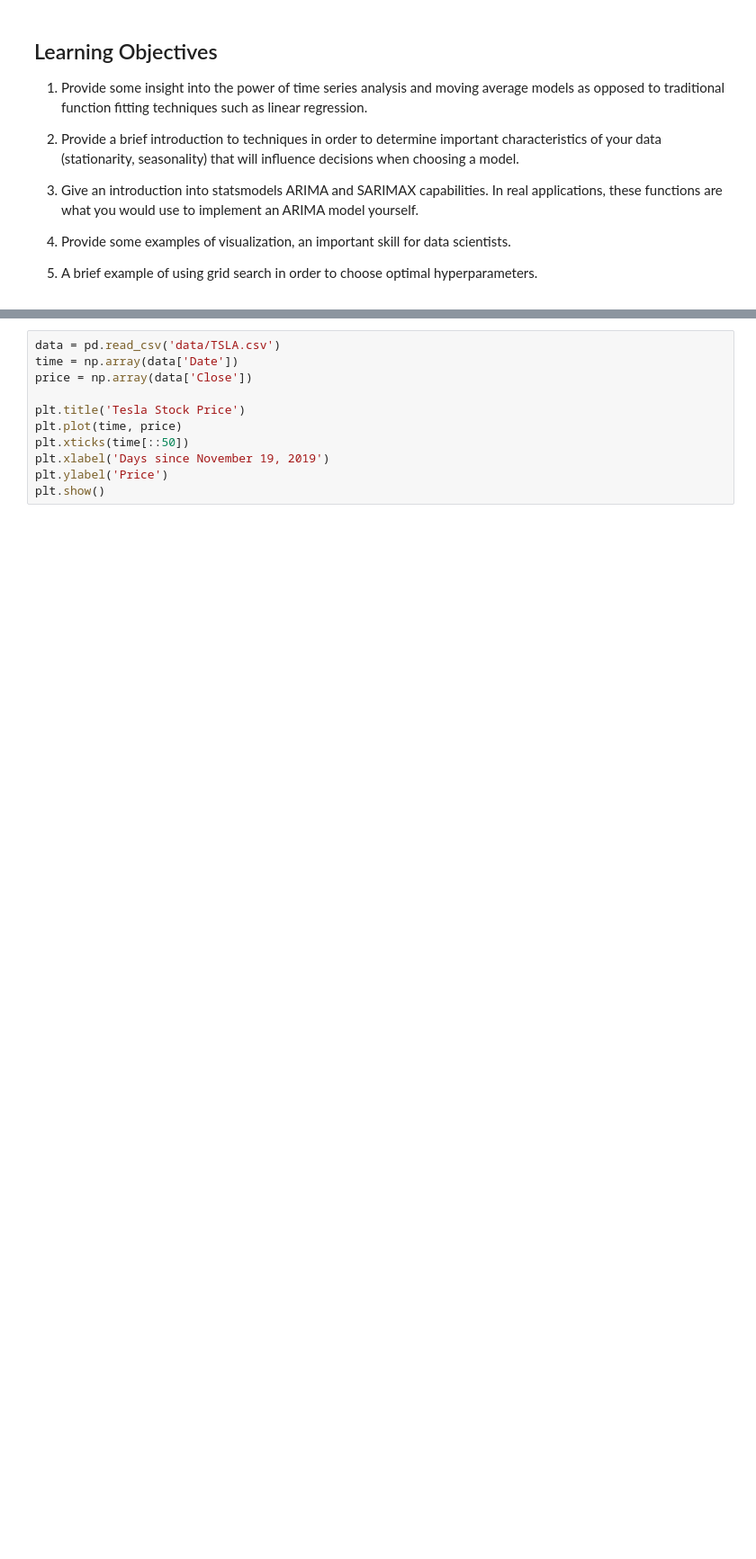
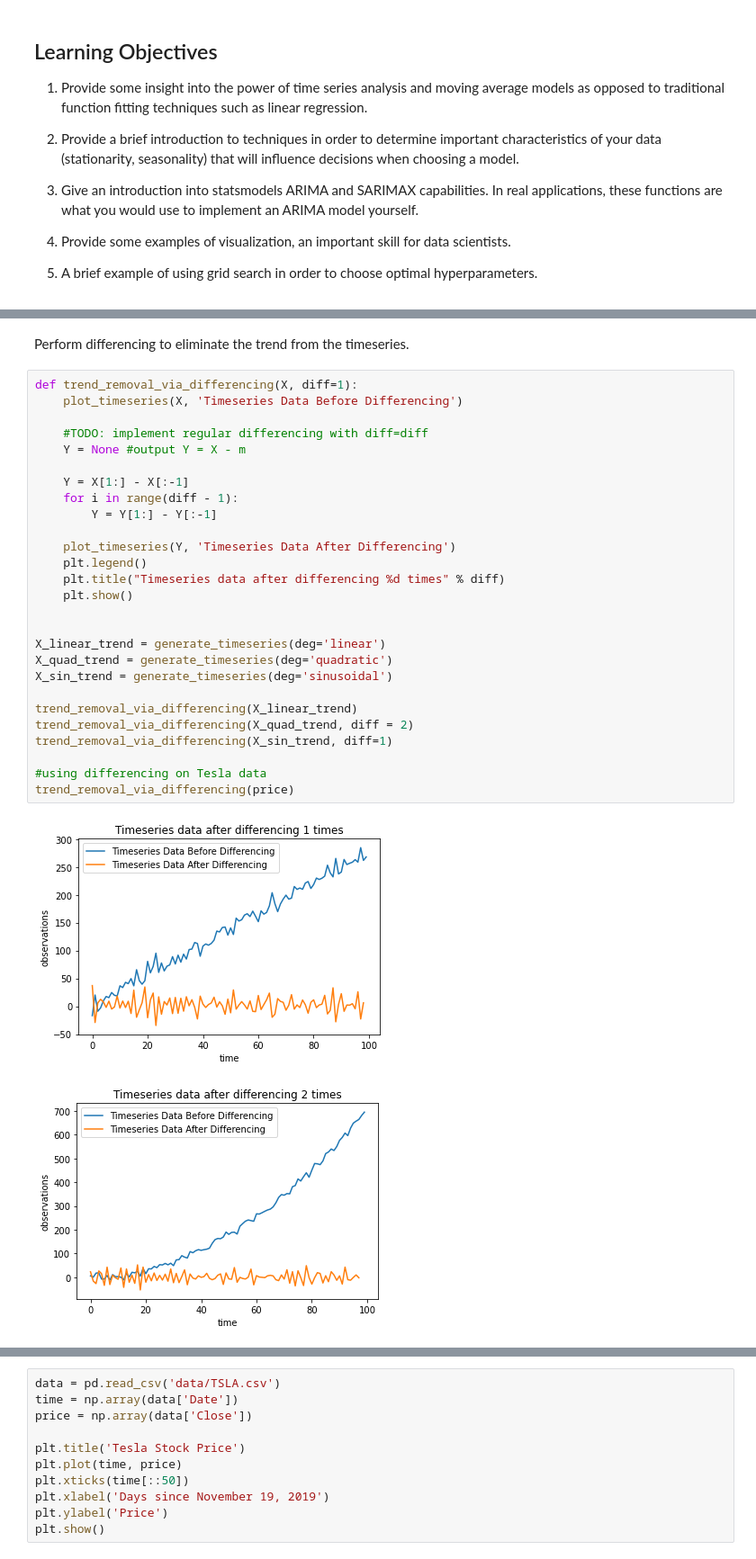
Before and after one commit to adamchang2000/cs189-project-t-arima, a Jupyter notebook: ARIMA_notebook_sols.ipynb, the cells around one changed output, grey strips where cells are left out. Shown at 90% size. Drawn from its saved outputs; the diff is of its cells as text; blank space fills up the shorter version.

```diff
--- a/ARIMA_notebook_sols.ipynb
+++ b/ARIMA_notebook_sols.ipynb
@@ -20,0 +226,32 @@ This notebook will provide an introduction into ARIMA, short for autoregressive
+# %% [markdown]
+Perform differencing to eliminate the trend from the timeseries.
+# %%
+def trend_removal_via_differencing(X, diff=1):
+    plot_timeseries(X, 'Timeseries Data Before Differencing')
+
+    #TODO: implement regular differencing with diff=diff
+    Y = None #output Y = X - m
+
+    Y = X[1:] - X[:-1]
+    for i in range(diff - 1):
+        Y = Y[1:] - Y[:-1]
+
+    plot_timeseries(Y, 'Timeseries Data After Differencing')
+    plt.legend()
+    plt.title("Timeseries data after differencing %d times" % diff)
+    plt.show()
+
+
+X_linear_trend = generate_timeseries(deg='linear')
+X_quad_trend = generate_timeseries(deg='quadratic')
+X_sin_trend = generate_timeseries(deg='sinusoidal')
+
+trend_removal_via_differencing(X_linear_trend)
+trend_removal_via_differencing(X_quad_trend, diff = 2)
+trend_removal_via_differencing(X_sin_trend, diff=1)
+
+#using differencing on Tesla data
+trend_removal_via_differencing(price)
+# %% [output]
+[figure, added]
+[figure, added]
```
Also changed, not shown: parts of 46 cells of this notebook.
